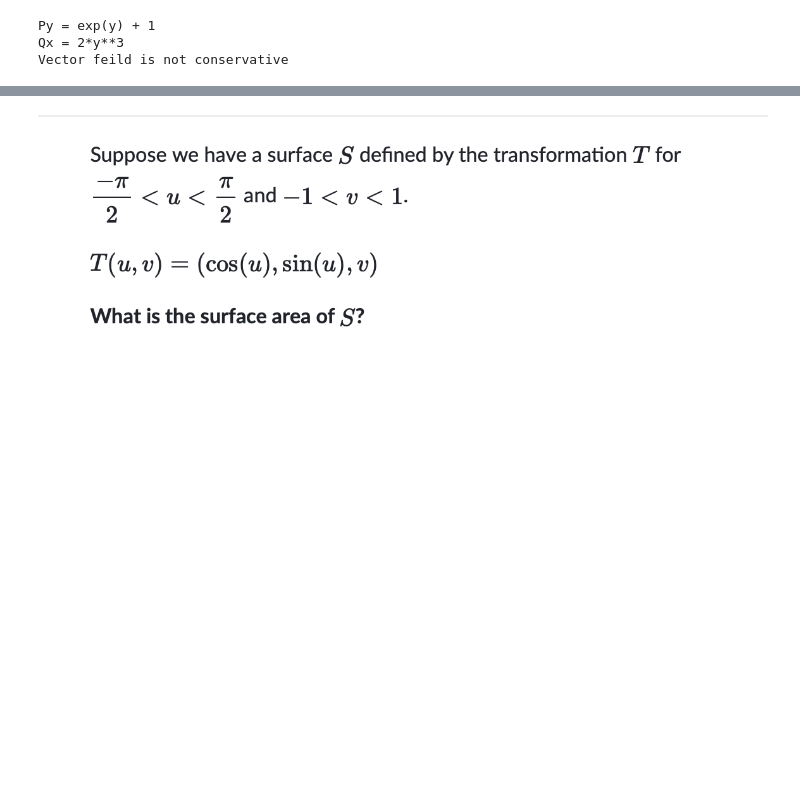
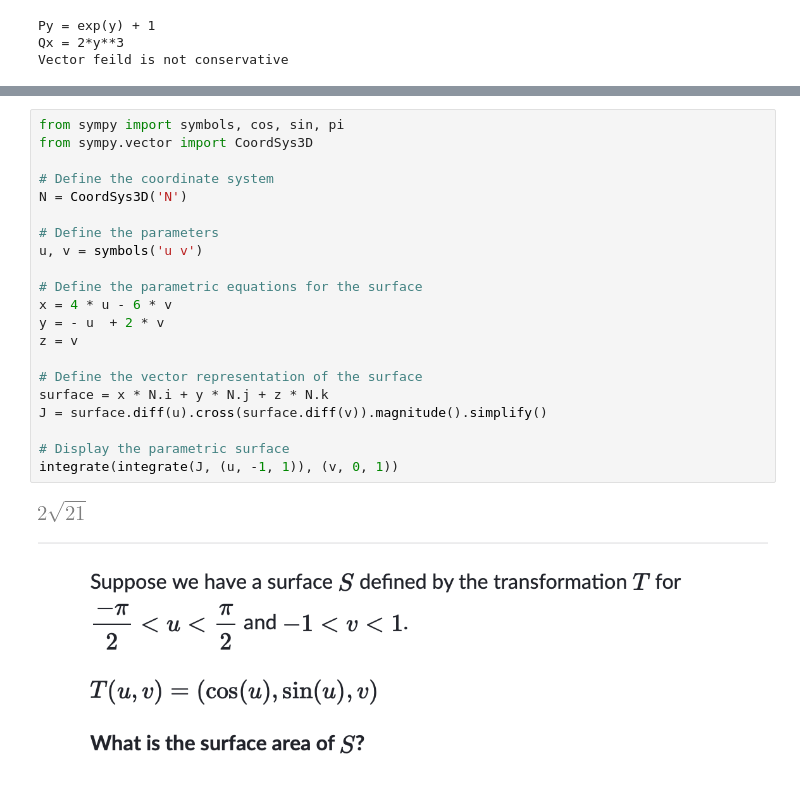
Before and after one commit to VrindavanSanap/sympy, a Jupyter notebook: notebook.ipynb, the cells around one changed output, grey strips where cells are left out. Drawn from its saved outputs; the diff is of its cells as text; blank space fills up the shorter version.

```diff
--- a/notebook.ipynb
+++ b/notebook.ipynb
@@ -36,3 +72,26 @@ $\displaystyle \frac{v \left(2 u - v\right)}{4}$
+# %%
+from sympy import symbols, cos, sin, pi
+from sympy.vector import CoordSys3D
+
+# Define the coordinate system
+N = CoordSys3D('N')
+
+# Define the parameters
+u, v = symbols('u v')
+
+# Define the parametric equations for the surface
+x = 4 * u - 6 * v
+y = - u  + 2 * v
+z = v
+
+# Define the vector representation of the surface
+surface = x * N.i + y * N.j + z * N.k
+J = surface.diff(u).cross(surface.diff(v)).magnitude().simplify()
+
+# Display the parametric surface
+integrate(integrate(J, (u, -1, 1)), (v, 0, 1))
+# %% [output]
+[figure, added]
 # %% [markdown]
 ![image.png](attachment:image.png)
 # %%
```
Also changed, not shown: parts of 37 cells of this notebook.
